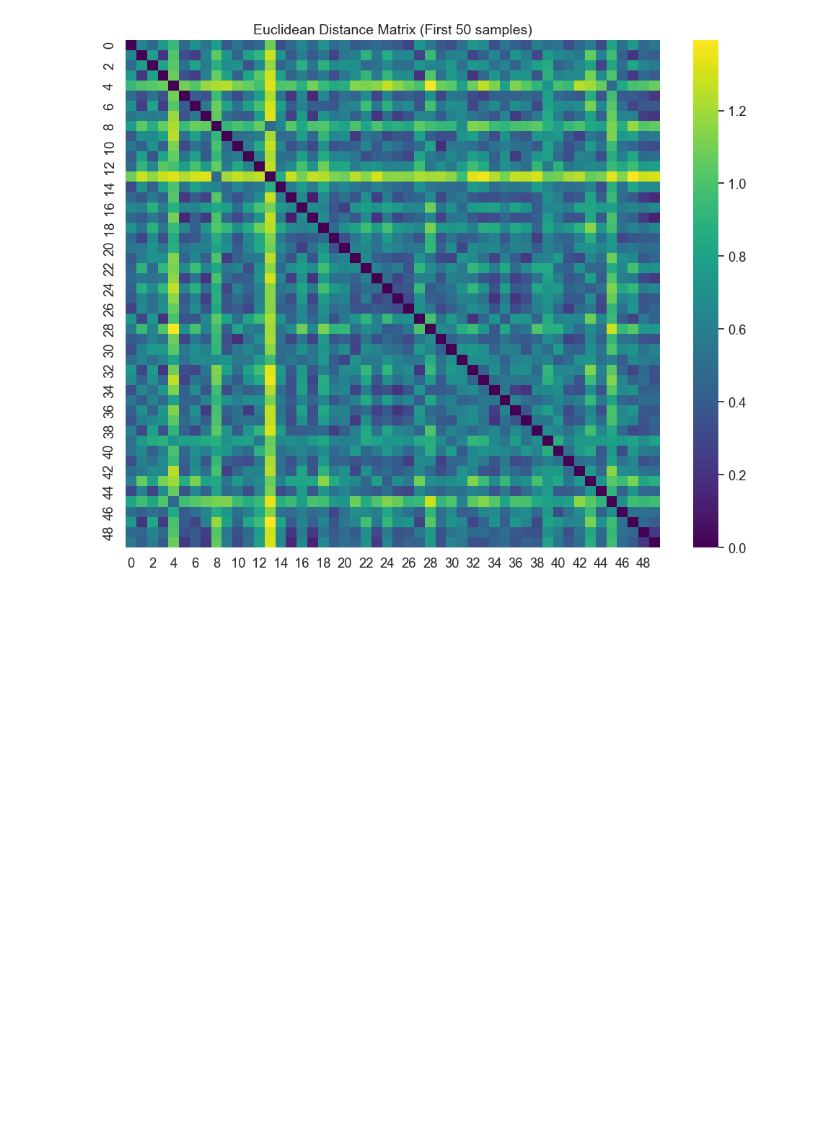
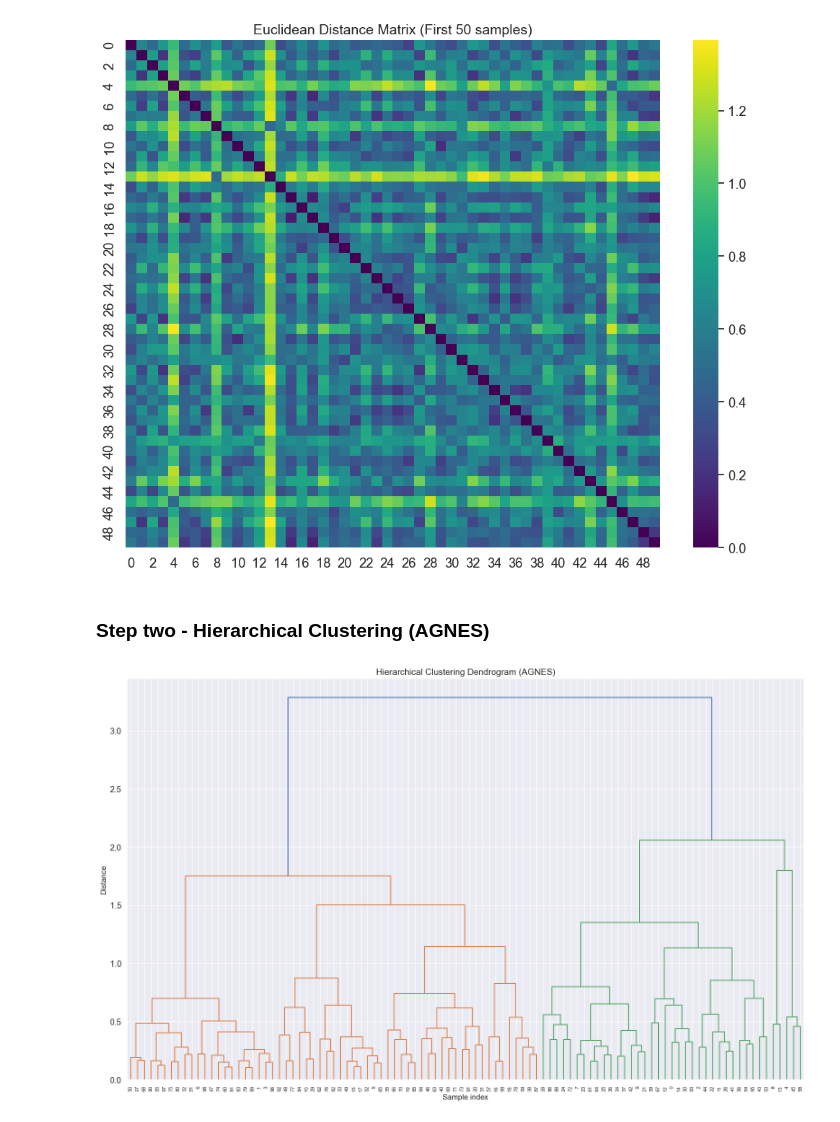
Before and after one commit to MahyadSaedpanah/ML---Pima-Indian-Diabetes, a Jupyter notebook: Clustering.ipynb, the cells around one changed output. Cells and saved outputs as stored; diff of their text form; code cells hidden in the pictures; blank space fills up the shorter version.

Commit message:
Step two - Hierarchical Clustering (AGNES)

```diff
--- a/Clustering.ipynb
+++ b/Clustering.ipynb
@@ -63,3 +65,27 @@ plt.title('Euclidean Distance Matrix (First 50 samples)', fontsize=14)
 plt.tight_layout()
 # %% [output]
 [figure]
+# %% [markdown]
+### Step two - Hierarchical Clustering (AGNES)
+# %%
+# رسم دندروگرام برای مشاهده ساختار سلسله‌مراتبی (با نمونه محدود برای وضوح بیشتر)
+# Draw dendrogram to observe hierarchical structure (with limited samples for clarity)
+sample_size = 100  # برای وضوح بیشتر، تعداد محدودی نمونه انتخاب می‌کنیم
+sampled_X = X[:sample_size]
+
+# محاسبه ماتریس لینکیج با روش Ward
+# Calculate linkage matrix using Ward method
+Z = linkage(sampled_X, 'ward')
+
+plt.figure(figsize=(16, 10))
+plt.title('Hierarchical Clustering Dendrogram (AGNES)', fontsize=14)
+plt.xlabel('Sample index', fontsize=12)
+plt.ylabel('Distance', fontsize=12)
+dendrogram(
+    Z,
+    leaf_rotation=90.,  # چرخش برچسب‌های برگ
+    leaf_font_size=8.,  # اندازه فونت برچسب‌های برگ
+)
+plt.tight_layout()
+# %% [output]
+[figure, added]
```
Also changed, not shown: parts of 3 cells of this notebook.
